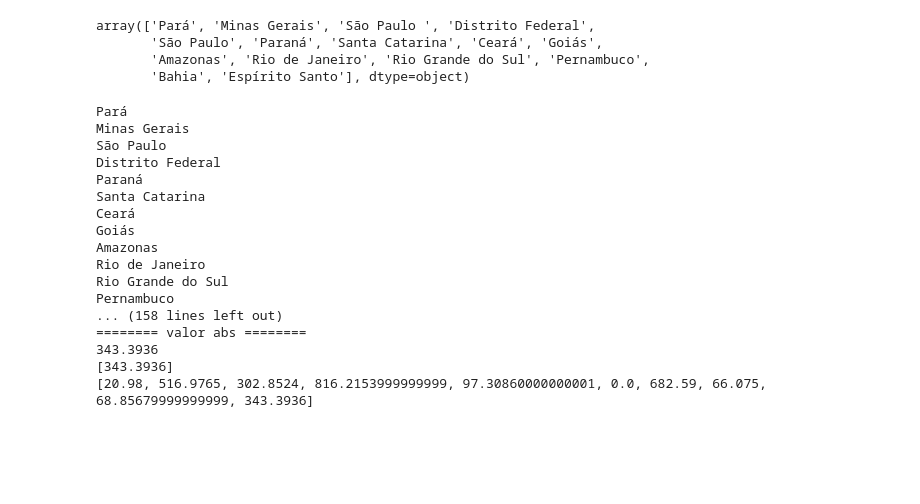
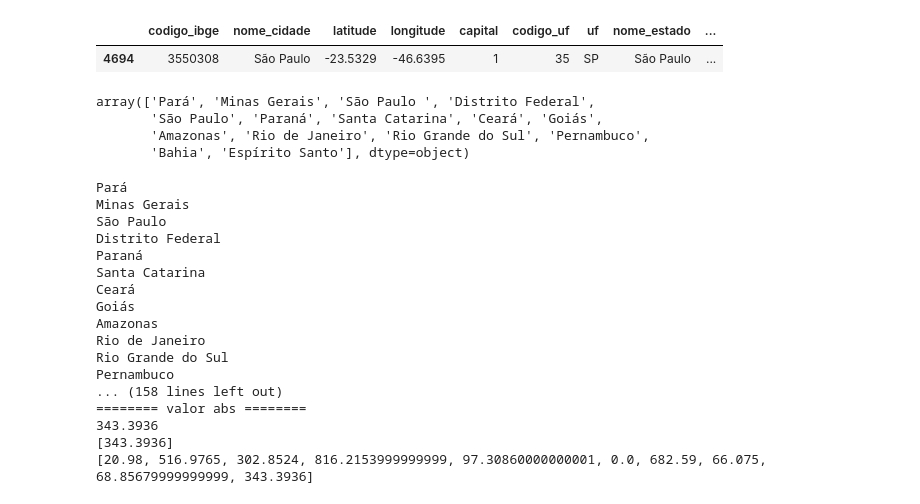
Before and after one commit to pessoaflavio/labmob, a Jupyter notebook: data/data_cleaning_v3.ipynb, the cells around one changed output. Cells and saved outputs as stored; diff of their text form; code cells hidden in the pictures; blank space fills up the shorter version.

```diff
--- a/data/data_cleaning_v3.ipynb
+++ b/data/data_cleaning_v3.ipynb
@@ -29,4 +29,9 @@ dados_estados = pd.read_csv('estados.csv')
 dados_brutos
 
 dados_geo = dados_cidades.merge(dados_estados,left_on='codigo_uf', right_on='codigo_uf',suffixes=('_cidade', '_estado'))
+# %%
+dados_geo[dados_geo['nome_cidade']=='São Paulo']
+# %% [output]
+|  | codigo_ibge | nome_cidade | latitude | longitude | capital | codigo_uf | uf | nome_estado | ... |
+| 4694 | 3550308 | São Paulo | -23.5329 | -46.6395 | 1 | 35 | SP | São Paulo | ... |
 # %%
```
Also changed, not shown: parts of 6 cells of this notebook, 2 other files.
